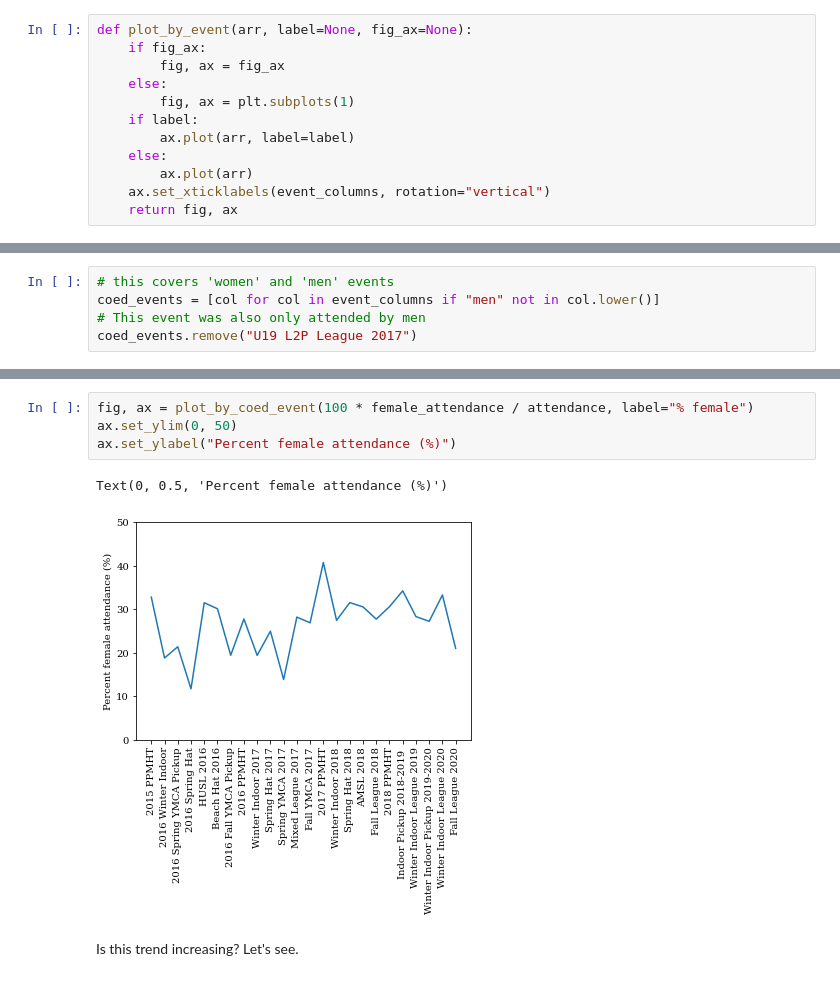
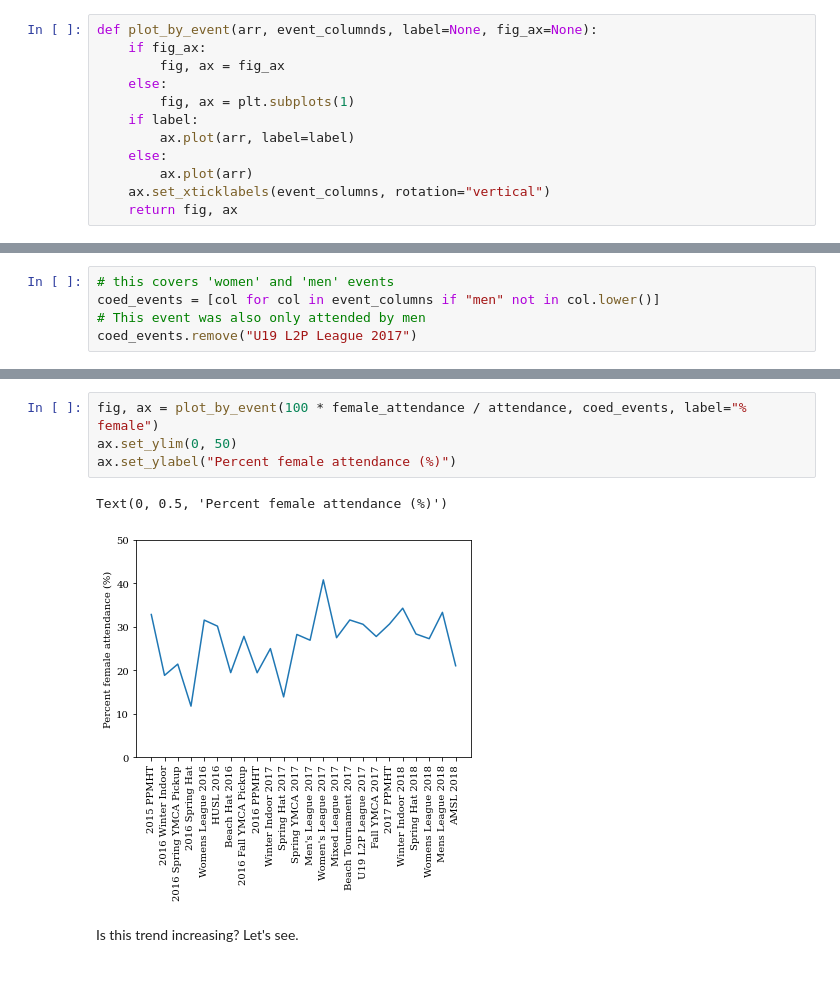
Before and after one commit to jammcc/liultimate-stuff, a Jupyter notebook: player-registration-analysis/LIU Attendance over time.ipynb, the cells around one changed output, grey strips where cells are left out. Saved outputs shown, nothing was run; the diff lists cells and outputs as text.

```diff
--- a/player-registration-analysis/LIU Attendance over time.ipynb
+++ b/player-registration-analysis/LIU Attendance over time.ipynb
@@ -53,7 +53,7 @@ df[event_columns].head()
 | 4 | False | False | False | False | False | False | ... |
 5 rows × 33 columns
 # %%
-def plot_by_event(arr, label=None, fig_ax=None):
+def plot_by_event(arr, event_columnds, label=None, fig_ax=None):
     if fig_ax:
         fig, ax = fig_ax
     else:
@@ -120,10 +104,10 @@ ax.legend()
 # %%
-fig, ax = plot_by_coed_event(100 * female_attendance / attendance, label="% female")
+fig, ax = plot_by_event(100 * female_attendance / attendance, coed_events, label="% female")
 ax.set_ylim(0, 50)
 ax.set_ylabel("Percent female attendance (%)")
 # %% [output]
 Text(0, 0.5, 'Percent female attendance (%)')
-[figure, old version]
+[figure, new version]
 # %% [markdown]
 Is this trend increasing? Let's see.
 # %%
```
Also changed, not shown: parts of 8 cells of this notebook.
